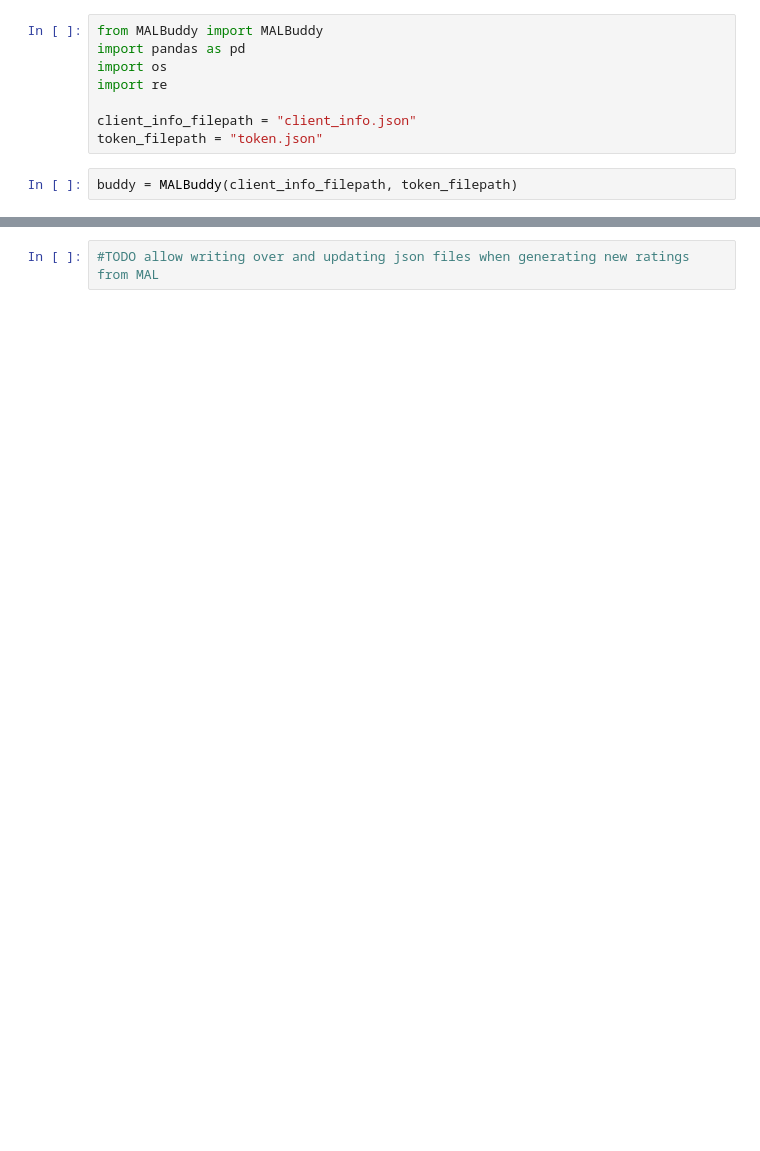
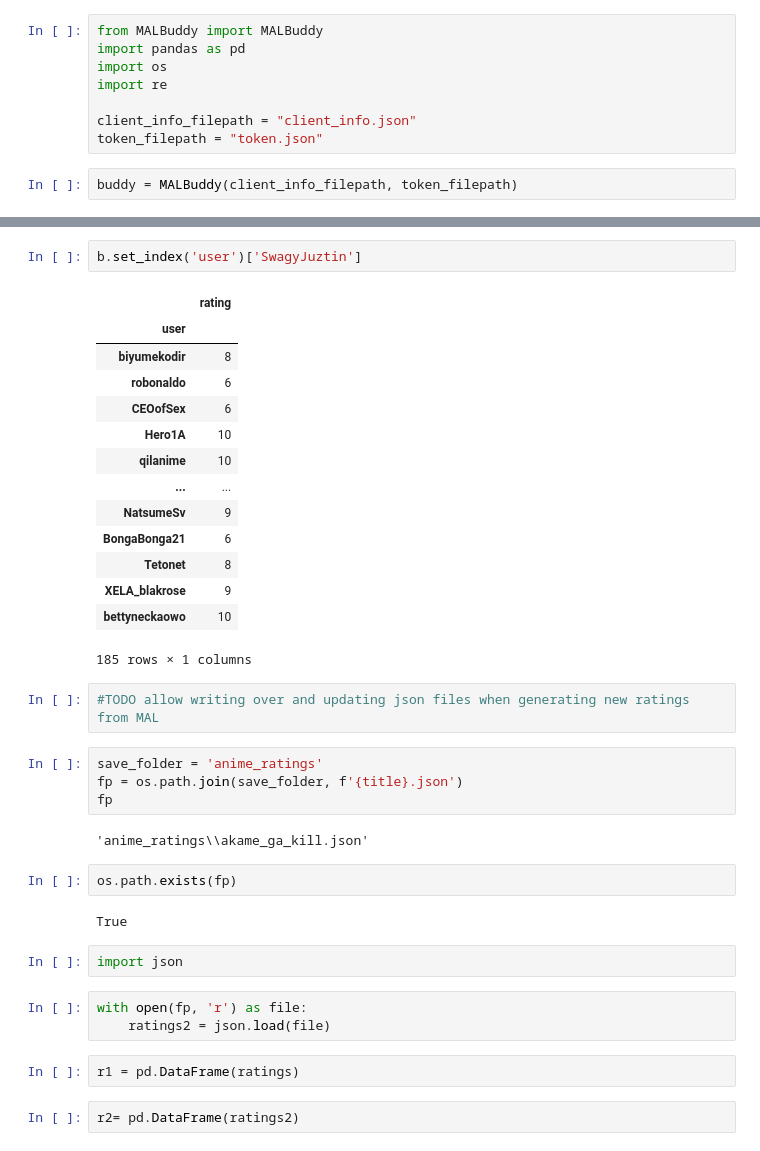
Before and after one commit to MALBuddy/MALBuddy, a Jupyter notebook: get_similar_user_ratings.ipynb, the cells around one changed output, grey strips where cells are left out. Saved outputs shown, nothing was run; the diff lists cells and outputs as text; blank space fills up the shorter version.

```diff
--- a/get_similar_user_ratings.ipynb
+++ b/get_similar_user_ratings.ipynb
@@ -64,2 +117,38 @@ NameError: name 'buddy' is not defined
+# %%
+b.set_index('user')['SwagyJuztin']
+# %% [output]
+|  | rating |
+| user |  |
+| biyumekodir | 8 |
+| robonaldo | 6 |
+| CEOofSex | 6 |
+| Hero1A | 10 |
+| qilanime | 10 |
+| ... | ... |
+| NatsumeSv | 9 |
+| BongaBonga21 | 6 |
+| Tetonet | 8 |
+| XELA_blakrose | 9 |
+| bettyneckaowo | 10 |
+185 rows × 1 columns
 # %%
 #TODO allow writing over and updating json files when generating new ratings from MAL
+# %%
+save_folder = 'anime_ratings'
+fp = os.path.join(save_folder, f'{title}.json')
+fp
+# %% [output]
+'anime_ratings\\akame_ga_kill.json'
+# %%
+os.path.exists(fp)
+# %% [output]
+True
+# %%
+import json
+# %%
+with open(fp, 'r') as file:
+    ratings2 = json.load(file)
+# %%
+r1 = pd.DataFrame(ratings)
+# %%
+r2= pd.DataFrame(ratings2)
```
Also changed, not shown: parts of 19 cells of this notebook, 3 other files.
